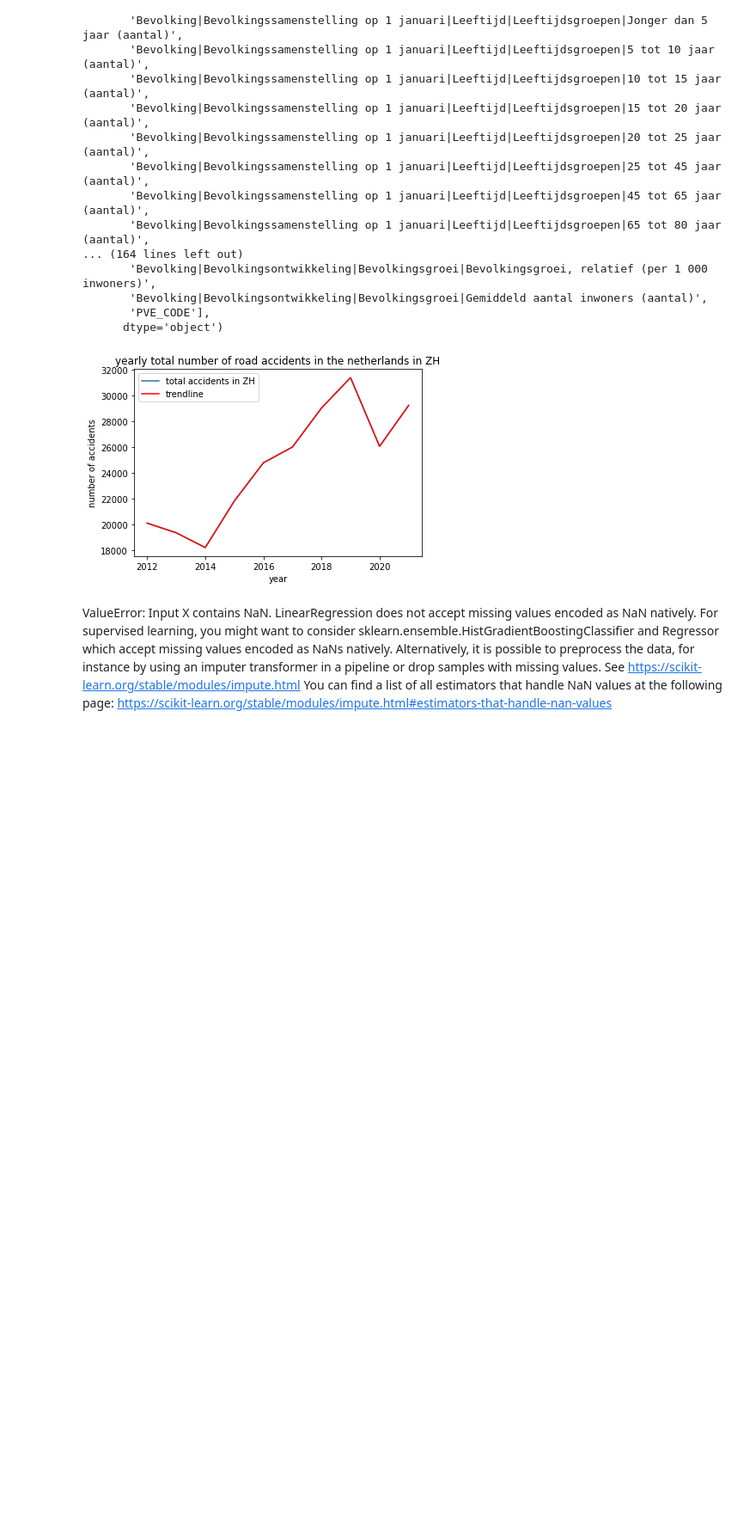
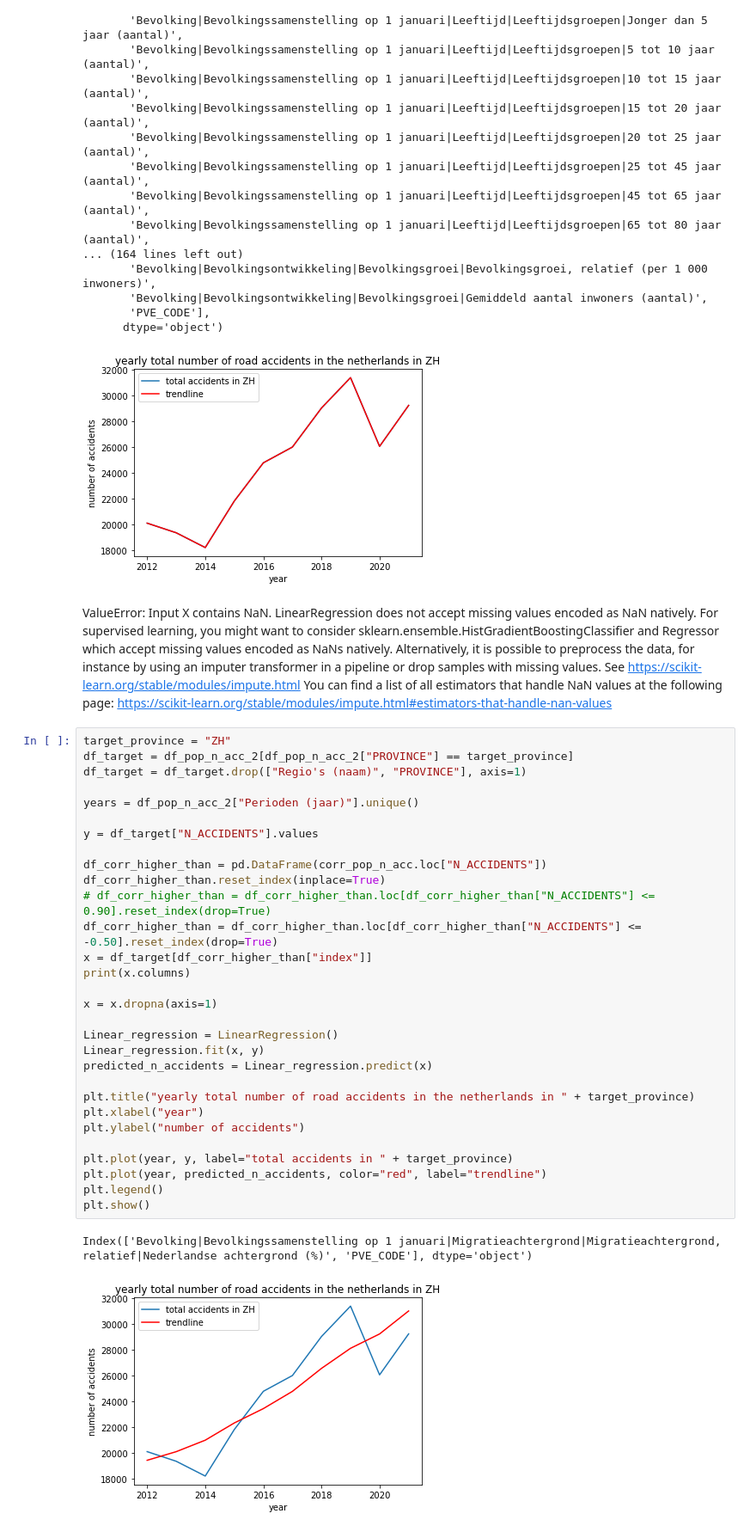
Before and after one commit to stefan1234567891011/AI_personal_project, a Jupyter notebook: code/data.ipynb, the cells around one changed output. Shown at 86% size. Drawn from its saved outputs; the diff is of its cells as text; blank space fills up the shorter version.

```diff
--- a/code/data.ipynb
+++ b/code/data.ipynb
@@ -1286,3 +1286,36 @@ Index(['Perioden (jaar)',
 # %% [markdown]
 ValueError: Input X contains NaN.
 LinearRegression does not accept missing values encoded as NaN natively. For supervised learning, you might want to consider sklearn.ensemble.HistGradientBoostingClassifier and Regressor which accept missing values encoded as NaNs natively. Alternatively, it is possible to preprocess the data, for instance by using an imputer transformer in a pipeline or drop samples with missing values. See https://scikit-learn.org/stable/modules/impute.html You can find a list of all estimators that handle NaN values at the following page: https://scikit-learn.org/stable/modules/impute.html#estimators-that-handle-nan-values
+# %%
+target_province = "ZH"
+df_target = df_pop_n_acc_2[df_pop_n_acc_2["PROVINCE"] == target_province]
+df_target = df_target.drop(["Regio's (naam)", "PROVINCE"], axis=1)
+
+years = df_pop_n_acc_2["Perioden (jaar)"].unique()
+
+y = df_target["N_ACCIDENTS"].values
+
+df_corr_higher_than = pd.DataFrame(corr_pop_n_acc.loc["N_ACCIDENTS"])
+df_corr_higher_than.reset_index(inplace=True)
+# df_corr_higher_than = df_corr_higher_than.loc[df_corr_higher_than["N_ACCIDENTS"] <= 0.90].reset_index(drop=True)
+df_corr_higher_than = df_corr_higher_than.loc[df_corr_higher_than["N_ACCIDENTS"] <= -0.50].reset_index(drop=True)
+x = df_target[df_corr_higher_than["index"]]
+print(x.columns)
+
+x = x.dropna(axis=1)
+
+Linear_regression = LinearRegression()
+Linear_regression.fit(x, y)
+predicted_n_accidents = Linear_regression.predict(x)
+
+plt.title("yearly total number of road accidents in the netherlands in " + target_province)
+plt.xlabel("year")
+plt.ylabel("number of accidents")
+
+plt.plot(year, y, label="total accidents in " + target_province)
+plt.plot(year, predicted_n_accidents, color="red", label="trendline")
+plt.legend()
+plt.show()
+# %% [output]
+Index(['Bevolking|Bevolkingssamenstelling op 1 januari|Migratieachtergrond|Migratieachtergrond, relatief|Nederlandse achtergrond (%)', 'PVE_CODE'], dtype='object')
+[figure, added]
```
Also changed, not shown: parts of 9 cells of this notebook.
